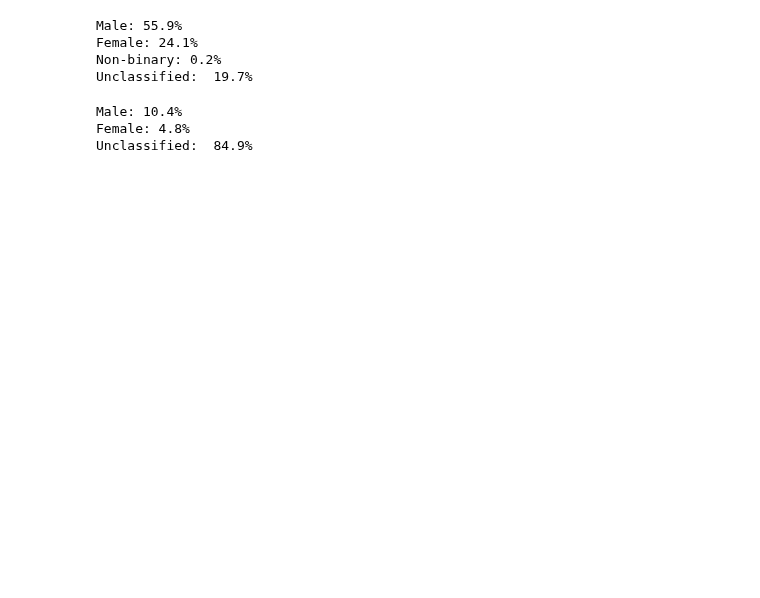
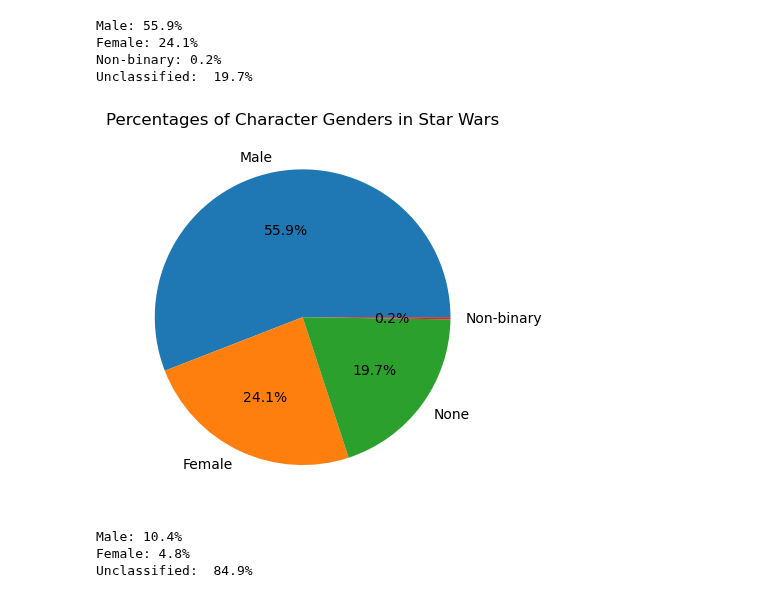
Before and after one commit to wesiswes629/wookiestapi, a Jupyter notebook: notebooks/all_characters.ipynb, the cells around one changed output. Drawn from its saved outputs; the diff is of its cells as text; code cells hidden in the pictures; blank space fills up the shorter version.

```diff
--- a/notebooks/all_characters.ipynb
+++ b/notebooks/all_characters.ipynb
@@ -186,6 +195,17 @@ Male: 55.9%
 Female: 24.1%
 Non-binary: 0.2%
 Unclassified:  19.7%
+# %%
+# create a pie chart showing percentages in Star Wars
+sw_percent = sw_genders / sum(sw_genders) * 100
+
+fig, ax = plt.subplots()
+ax.pie(sw_percent, labels=sw_percent.index, autopct='%1.1f%%')
+plt.title('Percentages of Character Genders in Star Wars')
+# Show the plot
+plt.show()
+# %% [output]
+[figure, added]
 # %%
 # Calculate percentages of genders for Star Trek
 
```
Also changed, not shown: parts of 11 cells of this notebook, 1 other file.
